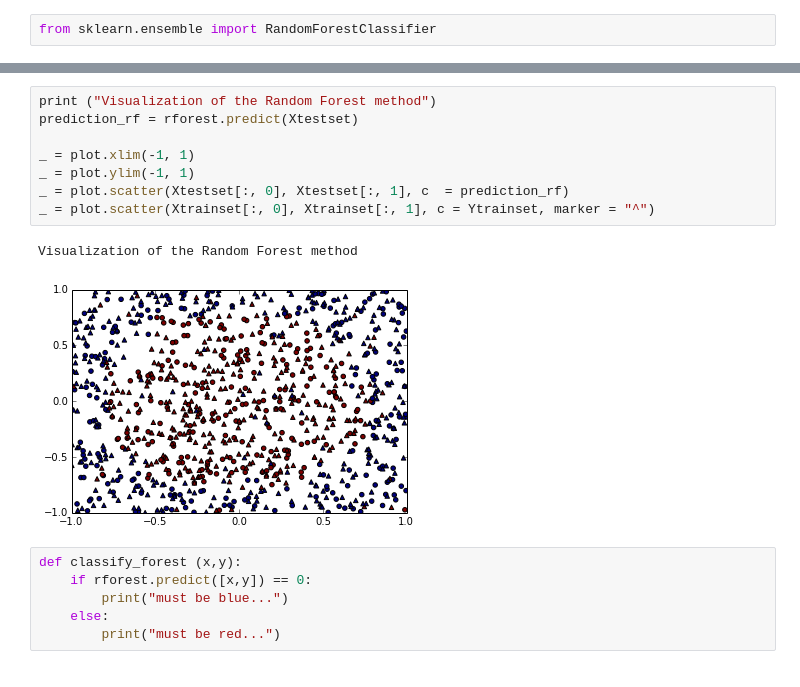
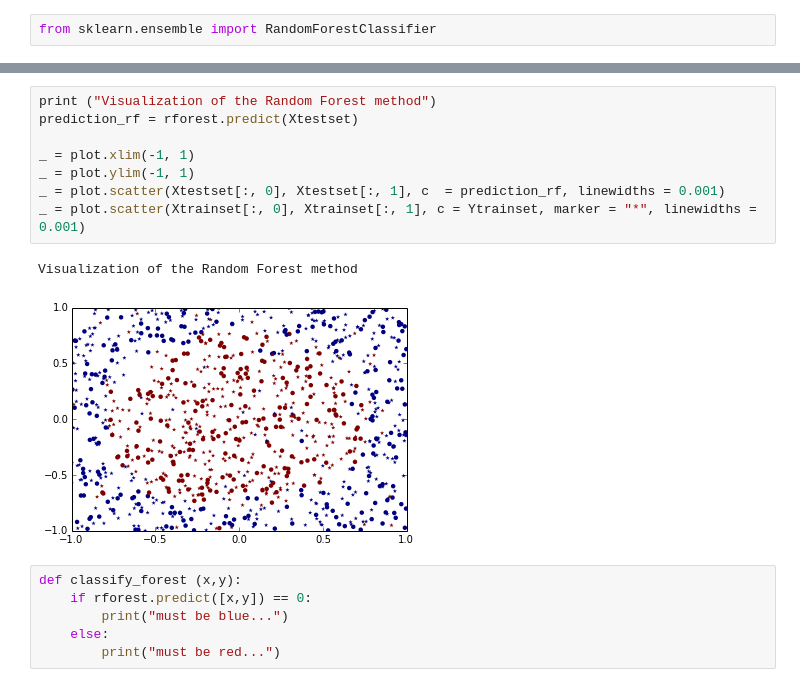
Before and after one commit to effect/bii-14s, a Jupyter notebook: kolchanova/Classifiers.ipynb, the cells around one changed output, grey strips where cells are left out. Cells and saved outputs as stored; diff of their text form.

```diff
--- a/kolchanova/Classifiers.ipynb
+++ b/kolchanova/Classifiers.ipynb
@@ -81,14 +81,14 @@ print('test set score:', rforest.score(Xtestset, Ytestset))
 # %%
 print ("Visualization of the Random Forest method")
 prediction_rf = rforest.predict(Xtestset)
 
 _ = plot.xlim(-1, 1)
 _ = plot.ylim(-1, 1)
-_ = plot.scatter(Xtestset[:, 0], Xtestset[:, 1], c  = prediction_rf)
-_ = plot.scatter(Xtrainset[:, 0], Xtrainset[:, 1], c = Ytrainset, marker = "^")
+_ = plot.scatter(Xtestset[:, 0], Xtestset[:, 1], c  = prediction_rf, linewidths = 0.001)
+_ = plot.scatter(Xtrainset[:, 0], Xtrainset[:, 1], c = Ytrainset, marker = "*", linewidths = 0.001)
 # %% [output]
 Visualization of the Random Forest method
-[figure, old version]
+[figure, new version]
 # %%
 def classify_forest (x,y):
     if rforest.predict([x,y]) == 0:
```
Also changed, not shown: parts of 4 cells of this notebook.
